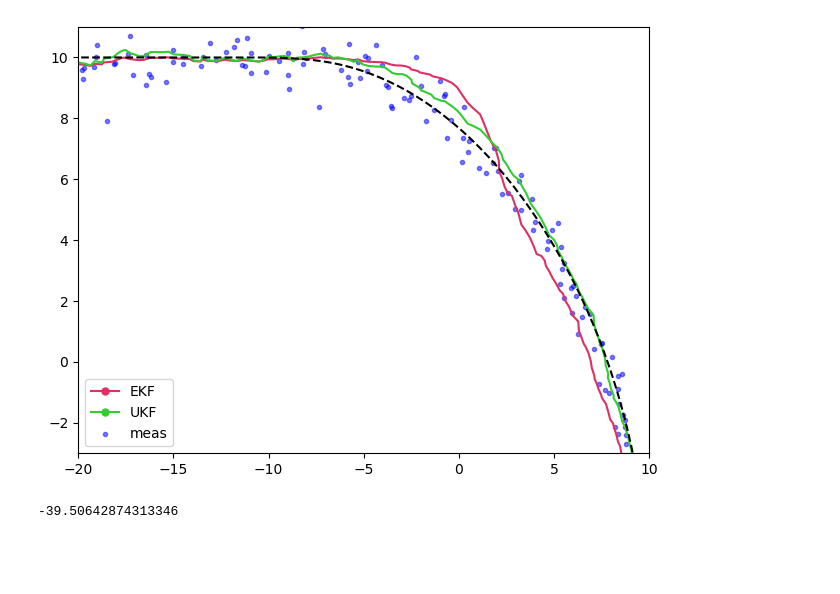
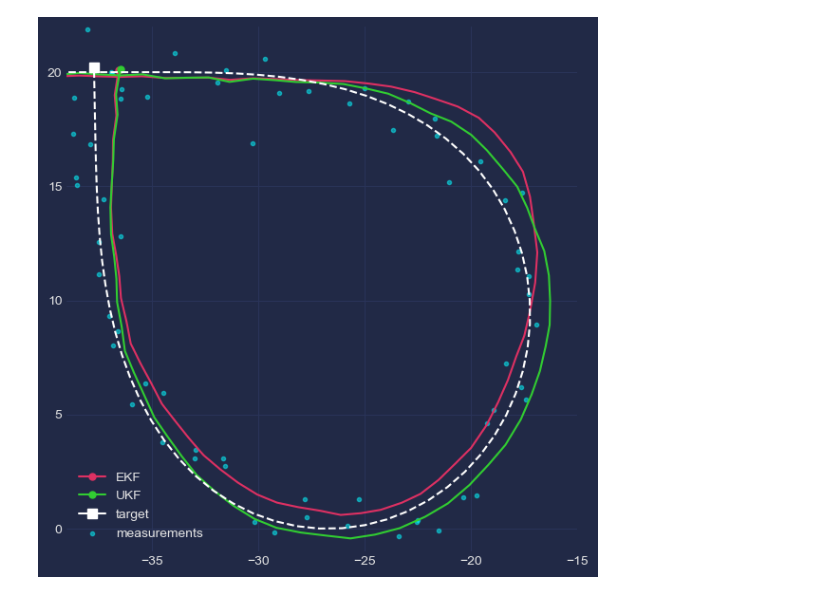
Before and after one commit to trujilloRJ/kf_sandbox, a Jupyter notebook: ekf_vs_ukf.ipynb, the cells around one changed output. Saved outputs shown, nothing was run; the diff lists cells and outputs as text; code cells hidden in the pictures; blank space fills up the shorter version.

Commit message:
change frame rate and refactor plots

```diff
--- a/ekf_vs_ukf.ipynb
+++ b/ekf_vs_ukf.ipynb
@@ -13,15 +13,15 @@ import plotly.graph_objects as go
 # FILTER EVALUATION SINGLE SCENARIO
 
 # experiment parameters
-T = 0.05
+T = 0.2
 sc_id = '5'
 SEED = 1
 n_iter = 10
 std_r = 0.5
 std_phi = np.radians(2)
-var_v = 5**2
-var_w = np.radians(10)**2
-sim_var_v, sim_var_w = 2**2, 0
+var_v = 1**2
+var_w = np.radians(3)**2
+sim_var_v, sim_var_w = 0.1**2, 0
 kf_vec = [
     {'label': 'EKF', 'filter': EKF_CTRV(T, var_v, var_w, std_r, std_phi), 'color': '#DE3163'},
     {'label': 'UKF', 'filter': UKF_CTRV(T, var_v, var_w, std_r, std_phi), 'color': '#32cd32'},
@@ -39,6 +39,7 @@ sim_state = simulate_motion_CTRV(T, n_frames, sc['x_init'], m_ctrv, sc['accw_fra
 frame_vec = np.arange(n_frames)
 n_filters = len(kf_vec)
 X = np.zeros((5, n_frames, n_filters, n_iter)) # to store average state estimation
+P = np.zeros((5, n_frames, n_filters, n_iter)) # to store average state covariance
 Err = np.zeros((5, n_frames, n_filters, n_iter)) # to store track estimate errors
 Err_meas = np.zeros((n_frames, n_iter)) # to store meas error
 
@@ -47,6 +48,7 @@ for iter_ in range(n_iter):
     meas_pol = simulate_measurements_polar(sim_state, std_r, std_phi, 0.1)
 
     X_iter = np.zeros((5, n_frames, n_filters))
+    P_iter = np.zeros((5, n_frames, n_filters))
     Err_iter = np.zeros((5, n_frames, n_filters))
 
     Err_meas[:, iter_] = (meas_pol[IMX, :] - sim_state[IX, :])**2 + (meas_pol[IMY, :] - sim_state[IY, :])**2
@@ -57,15 +59,20 @@ for iter_ in range(n_iter):
             meas = np.array([meas_pol[IMR, frame], meas_pol[IMPHI, frame]])
             filter_cyclic(frame, kf_f, meas)
             X_iter[:, frame, i] = kf_f.x
+            P_iter[:, frame, i] = np.diag(kf_f.P)
             Err_iter[:, frame, i] = kf_f.x - sim_state[:, frame]
 
     X[:, :, :, iter_] = X_iter
+    P[:, :, :, iter_] = P_iter
     Err_iter[IPHI, :, :] = wrap_angle2(Err_iter[IPHI, :, :])
     Err[:, :, :, iter_] = Err_iter
 
 # getting metrics
 Xm = np.mean(X, axis=3)
 Xm[IPHI, :, :] = circmean(X[IPHI, :, :, :], axis=2, low=-np.pi, high=np.pi)
+Pm = np.mean(P, axis=3)
+Pm[IPHI, :, :] = circmean(P[IPHI, :, :, :], axis=2, low=-np.pi, high=np.pi)
+Pm = np.sqrt(Pm)
 rmse_meas = np.sqrt(np.mean(Err_meas, axis=1))
 rmse_pos = np.sqrt(np.mean(Err[IX, :, :, :]**2 + Err[IY, :, :, :]**2, axis=2))
 rmse_phi = np.degrees(np.sqrt(circmean(Err[IPHI, :, :, :]**2, axis=2)))
@@ -73,8 +80,9 @@ rmse_vel = np.sqrt(np.mean(Err[IV, :, :, :]**2, axis=2))
 rmse_omg = np.degrees(np.sqrt(np.mean(Err[IW, :, :, :]**2, axis=2)))
 
 # visualization
-Xm[IPHI, :, :] = np.degrees(Xm[IPHI, :, :])
-Xm[IW, :, :] = np.degrees(Xm[IW, :, :])
+for index_ in [IPHI, IW]:
+    Xm[index_, :, :] = np.degrees(Xm[index_, :, :])
+    Pm[index_, :, :] = np.degrees(Pm[index_, :, :])
 # %%
 plot_options = [
     {'ylabel': 'RMSE Pos (m)', 'data': rmse_pos, 'plot_meas': True},
@@ -178,46 +209,47 @@ fig_state.write_html("mean_state.html", full_html=False, include_plotlyjs='cdn')
 # %%
 # Generating GIF
 from matplotlib.animation import FuncAnimation, PillowWriter
+import mplcyberpunk
 
-kf_vec = [
-    {'label': 'EKF', 'filter': EKF_CTRV(T, var_v, var_w, std_r, std_phi), 'color': '#DE3163'},
-    {'label': 'UKF', 'filter': UKF_CTRV(T, var_v, var_w, std_r, std_phi), 'color': '#32cd32'},
-    # {'label': 'UKF low varw', 'filter': UKF_CTRV(T, var_v, np.radians(15)**2, std_r, std_phi), 'color': '#000080'},
-]
+plt.style.use("cyberpunk")
 
-X_iter = X[:, :, :, 3]
-frame_0 = int(4/T)
+# parameters
+FPS = 15
+N_FRAMES = 60
+frame_0 = int(7/T)
+xlims = (-39, -15)
+ylims = (-1, 22)
+
+# data
+# X_iter = X[:, :, :, 2]
+X_iter = Xm
 X_ekf = X_iter[:, :, 0]
 X_ukf = X_iter[:, :, 1]
 
 def update_line_point(ax, frame, X, kf: dict):
     point, = ax.plot(X[IX, frame], X[IY, frame], marker='.', ms=10, color=kf['color'], label=kf['label'])
     line, = ax.plot(X[IX, 0:frame+1], X[IY, 0:frame+1], color=kf['color'])
     return point, line
 
 def animate(i):
     frame = i + frame_0
     ax.clear()
-    ax.set_xlim(-20, 10)
-    ax.set_ylim(-3, 11)
+    ax.set_xlim(*xlims)
+    ax.set_ylim(*ylims)
     ekf_point, ekf_line = update_line_point(ax, frame, X_ekf, kf_vec[0])
     ukf_point, ukf_line = update_line_point(ax, frame, X_ukf, kf_vec[1])
 
-    sim_point, = ax.plot(sim_state[IX, frame], sim_state[IY, frame], marker='s', ms=7, color='black')
-    sim_line, = ax.plot(sim_state[IX, 0:frame+1], sim_state[IY, 0:frame+1], 'k--')
+    sim_point, = ax.plot(sim_state[IX, frame], sim_state[IY, frame], marker='s', ms=7, color='white', label='target')
+    sim_line, = ax.plot(sim_state[IX, 0:frame+1], sim_state[IY, 0:frame+1], 'w--')
 
-    meas_point = ax.scatter(meas_pol[IMX, 0:frame+1], meas_pol[IMY, 0:frame+1], marker='.', alpha=0.5, color='blue', label='meas')
+    meas_point = ax.scatter(meas_pol[IMX, 0:frame+1], meas_pol[IMY, 0:frame+1], marker='.', alpha=0.5, label='measurements')
     ax.legend(loc='lower left')
 
     return ekf_point, ekf_line, ukf_point, ukf_line, meas_point, sim_point, sim_line
 
-fig, ax = plt.subplots()
-ani = FuncAnimation(fig, animate, interval=40, blit=True, repeat=True, frames=130) # 140
+fig, ax = plt.subplots(figsize=(6, 6))
+ani = FuncAnimation(fig, animate, interval=40, blit=True, repeat=True, frames=N_FRAMES)
 fig.tight_layout()
-ani.save("example.gif", dpi=300, writer=PillowWriter(fps=20))
+ani.save("example.gif", dpi=100, writer=PillowWriter(fps=FPS))
 # %% [output]
-[figure, old version]
+[figure, new version]
-# %%
-sim_state[IX, i]
-# %% [output]
--39.50642874313346
```
Also changed, not shown: parts of 1 cell of this notebook, 11 other files.
